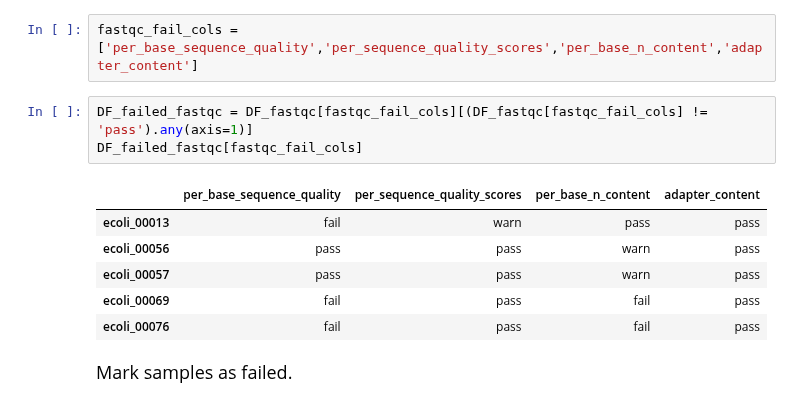
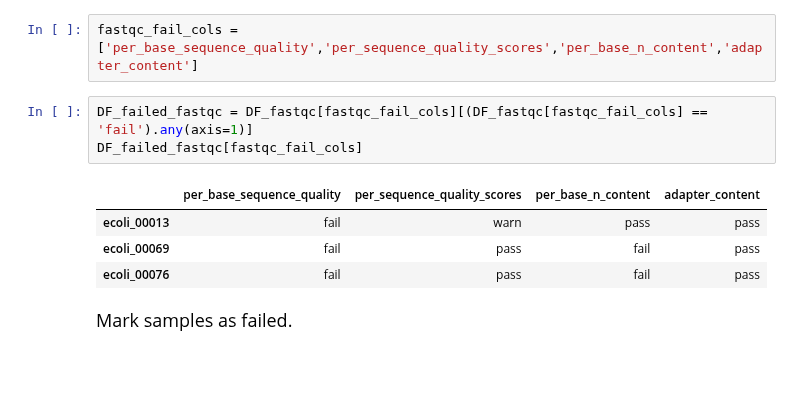
Before and after one commit to SBRG/precise2, a Jupyter notebook: notebooks/QC/expression_QC_SOP.ipynb, the cells around one changed output. Cells and saved outputs as stored; diff of their text form; blank space fills up the shorter version.

```diff
--- a/notebooks/QC/expression_QC_SOP.ipynb
+++ b/notebooks/QC/expression_QC_SOP.ipynb
@@ -147,13 +146,11 @@ If a sample does not pass any of these four categories, discard the sample
 # %%
 fastqc_fail_cols = ['per_base_sequence_quality','per_sequence_quality_scores','per_base_n_content','adapter_content']
 # %%
-DF_failed_fastqc = DF_fastqc[fastqc_fail_cols][(DF_fastqc[fastqc_fail_cols] != 'pass').any(axis=1)]
+DF_failed_fastqc = DF_fastqc[fastqc_fail_cols][(DF_fastqc[fastqc_fail_cols] == 'fail').any(axis=1)]
 DF_failed_fastqc[fastqc_fail_cols]
 # %% [output]
 |  | per_base_sequence_quality | per_sequence_quality_scores | per_base_n_content | adapter_content |
 | ecoli_00013 | fail | warn | pass | pass |
-| ecoli_00056 | pass | pass | warn | pass |
-| ecoli_00057 | pass | pass | warn | pass |
 | ecoli_00069 | fail | pass | fail | pass |
 | ecoli_00076 | fail | pass | fail | pass |
 # %% [markdown]
```
Also changed, not shown: parts of 31 cells of this notebook, 6 other files.
